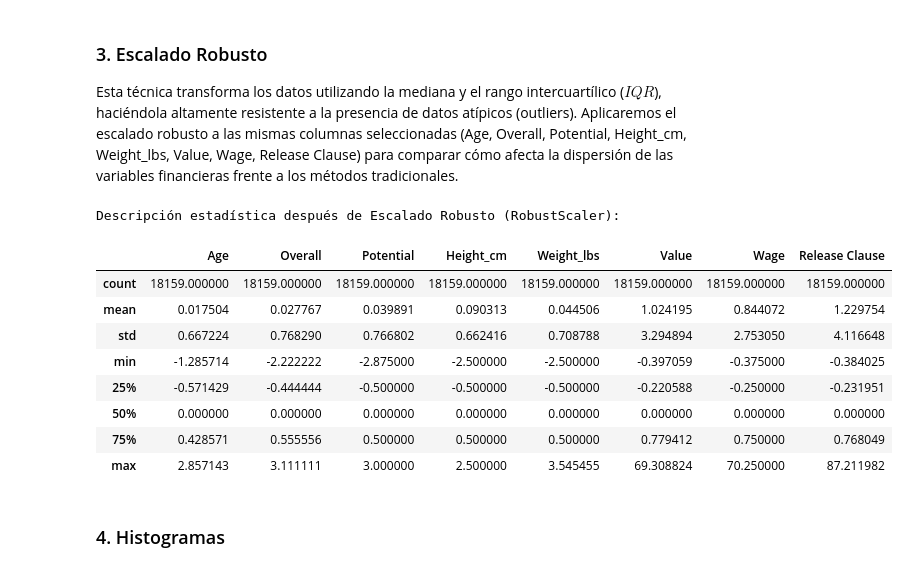
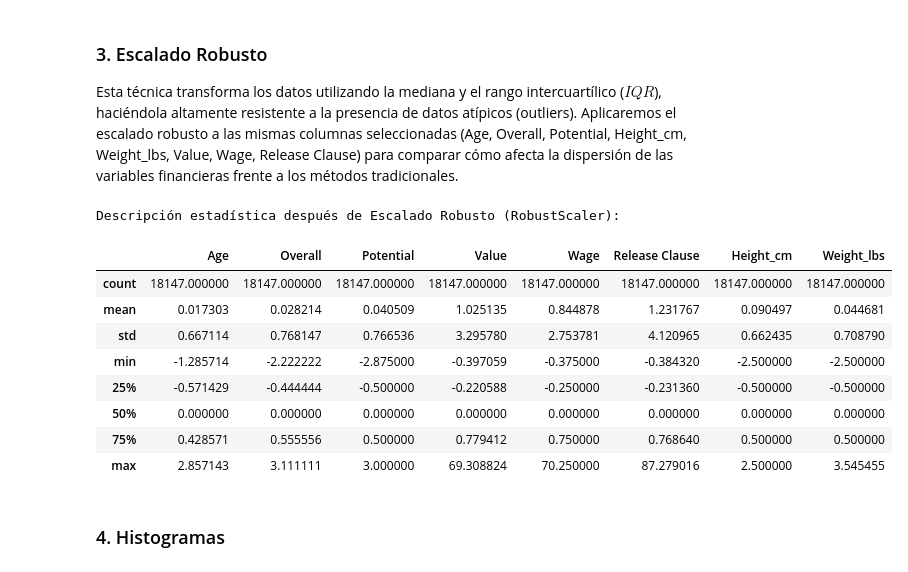
Before and after one commit to Racsok/mineria, a Jupyter notebook: analisis_datasets/analisis_dataset_FIFA.ipynb, the cells around one changed output. Cells and saved outputs as stored; diff of their text form; code cells hidden in the pictures.

```diff
--- a/analisis_datasets/analisis_dataset_FIFA.ipynb
+++ b/analisis_datasets/analisis_dataset_FIFA.ipynb
@@ -1094,0 +1184,5 @@ display(
+# %%
+df.isnull().sum()
+registros_nulos = df[df['Position'].isnull()]
+print(registros_nulos)
+df = df.dropna(subset=['Position'])
@@ -1247,0 +2018,22 @@ Descripción estadística después de Estandarización Z-score:
+# %%
+# Calcular el número de filas y columnas para la matriz de histogramas
+n_cols = 4  # Número de columnas por fila en la figura
+n_rows = math.ceil(len(common_numerical_cols) / n_cols)
+
+fig, axes = plt.subplots(n_rows, n_cols, figsize=(n_cols * 4, n_rows * 3))
+axes = axes.flatten() # Aplanar la matriz de ejes para facilitar la iteración
+for i, col in enumerate(common_numerical_cols):
+    ax = axes[i]
+    # Graficar el histograma, asegurándose de manejar posibles valores nulos
+    ax.hist(df_zscore_scaled[col].dropna(), bins=30, edgecolor='black', alpha=0.7)
+    ax.set_title(col, fontsize=10)
+    ax.tick_params(axis='x', labelsize=8)
+    ax.tick_params(axis='y', labelsize=8)
+    ax.grid(axis='y', alpha=0.75)
+
+# Eliminar subgráficos vacíos si el número de variables no llena completamente la cuadrícula
+for j in range(len(common_numerical_cols), len(axes)):
+    fig.delaxes(axes[j])
+
+plt.tight_layout(rect=[0, 0.03, 1, 0.95]) # Ajustar el layout para evitar solapamiento y dejar espacio para el título principal
+plt.show()
@@ -1250,39 +2044,32 @@ Descripción estadística después de Estandarización Z-score:
 
 Esta técnica transforma los datos utilizando la mediana y el rango intercuartílico ($IQR$), haciéndola altamente resistente a la presencia de datos atípicos (outliers). Aplicaremos el escalado robusto a las mismas columnas seleccionadas (Age, Overall, Potential, Height_cm, Weight_lbs, Value, Wage, Release Clause) para comparar cómo afecta la dispersión de las variables financieras frente a los métodos tradicionales.
 # %%
-from sklearn.preprocessing import RobustScaler
+common_numerical_cols = ['Age', 'Overall', 'Potential', 'Value', 'Wage', 'Release Clause']
+for col in ['Height_cm', 'Weight_lbs']:
+    if col in df.columns:
+        common_numerical_cols.append(col)
 
-# 1. Lista de columnas numéricas comunes
-common_numerical_cols = [
-    'Age', 'Overall', 'Potential', 'Height_cm',
-    'Weight_lbs', 'Value', 'Wage', 'Release Clause'
-]
-
-# 2. Crear copia para la escala robusta
 df_robust_scaled = df.copy()
 
-# 3. Imputar valores nulos con la mediana (más coherente con la filosofía de RobustScaler)
 for col in common_numerical_cols:
     df_robust_scaled[col] = df_robust_scaled[col].fillna(df_robust_scaled[col].median())
 
-# 4. Inicializar y aplicar RobustScaler
 scaler_robust = RobustScaler()
 df_robust_scaled[common_numerical_cols] = scaler_robust.fit_transform(df_robust_scaled[common_numerical_cols])
 
-# 5. Comprobar resultados
 print("Descripción estadística después de Escalado Robusto (RobustScaler):")
 display(df_robust_scaled[common_numerical_cols].describe())
 # %% [output]
 Descripción estadística después de Escalado Robusto (RobustScaler):
-|  | Age | Overall | Potential | Height_cm | Weight_lbs | Value | Wage | Release Clause |
-| count | 18159.000000 | 18159.000000 | 18159.000000 | 18159.000000 | 18159.000000 | 18159.000000 | 18159.000000 | 18159.000000 |
-| mean | 0.017504 | 0.027767 | 0.039891 | 0.090313 | 0.044506 | 1.024195 | 0.844072 | 1.229754 |
-| std | 0.667224 | 0.768290 | 0.766802 | 0.662416 | 0.708788 | 3.294894 | 2.753050 | 4.116648 |
-| min | -1.285714 | -2.222222 | -2.875000 | -2.500000 | -2.500000 | -0.397059 | -0.375000 | -0.384025 |
-| 25% | -0.571429 | -0.444444 | -0.500000 | -0.500000 | -0.500000 | -0.220588 | -0.250000 | -0.231951 |
+|  | Age | Overall | Potential | Value | Wage | Release Clause | Height_cm | Weight_lbs |
+| count | 18147.000000 | 18147.000000 | 18147.000000 | 18147.000000 | 18147.000000 | 18147.000000 | 18147.000000 | 18147.000000 |
+| mean | 0.017303 | 0.028214 | 0.040509 | 1.025135 | 0.844878 | 1.231767 | 0.090497 | 0.044681 |
+| std | 0.667114 | 0.768147 | 0.766536 | 3.295780 | 2.753781 | 4.120965 | 0.662435 | 0.708790 |
+| min | -1.285714 | -2.222222 | -2.875000 | -0.397059 | -0.375000 | -0.384320 | -2.500000 | -2.500000 |
+| 25% | -0.571429 | -0.444444 | -0.500000 | -0.220588 | -0.250000 | -0.231360 | -0.500000 | -0.500000 |
 | 50% | 0.000000 | 0.000000 | 0.000000 | 0.000000 | 0.000000 | 0.000000 | 0.000000 | 0.000000 |
-| 75% | 0.428571 | 0.555556 | 0.500000 | 0.500000 | 0.500000 | 0.779412 | 0.750000 | 0.768049 |
-| max | 2.857143 | 3.111111 | 3.000000 | 2.500000 | 3.545455 | 69.308824 | 70.250000 | 87.211982 |
+| 75% | 0.428571 | 0.555556 | 0.500000 | 0.779412 | 0.750000 | 0.768640 | 0.500000 | 0.500000 |
+| max | 2.857143 | 3.111111 | 3.000000 | 69.308824 | 70.250000 | 87.279016 | 2.500000 | 3.545455 |
 # %% [markdown]
 ### 4. Histogramas
 # %%
```
Also changed, not shown: parts of 90 cells of this notebook, 1 other file.
